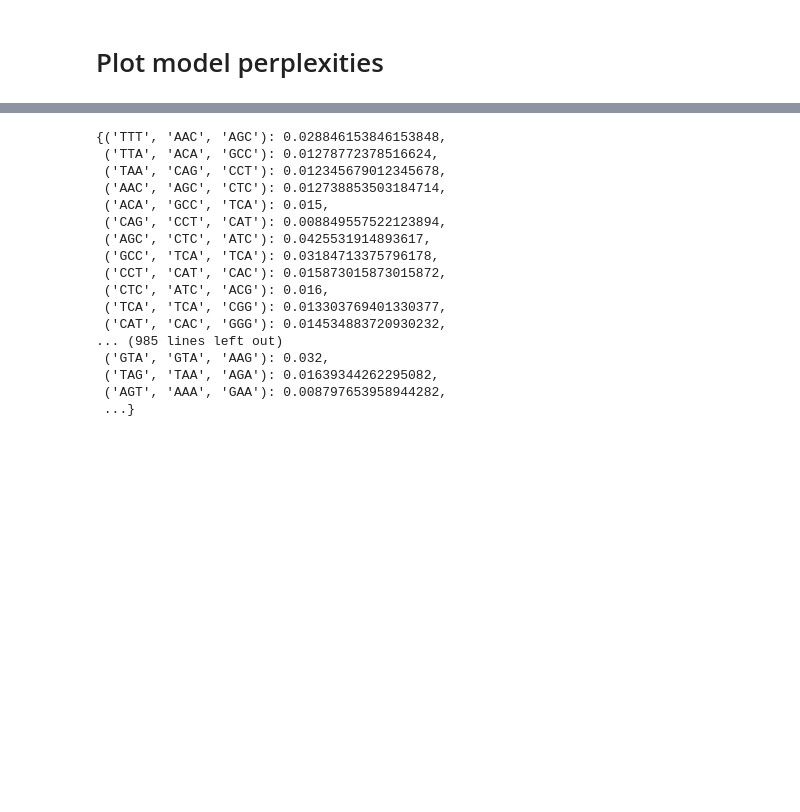
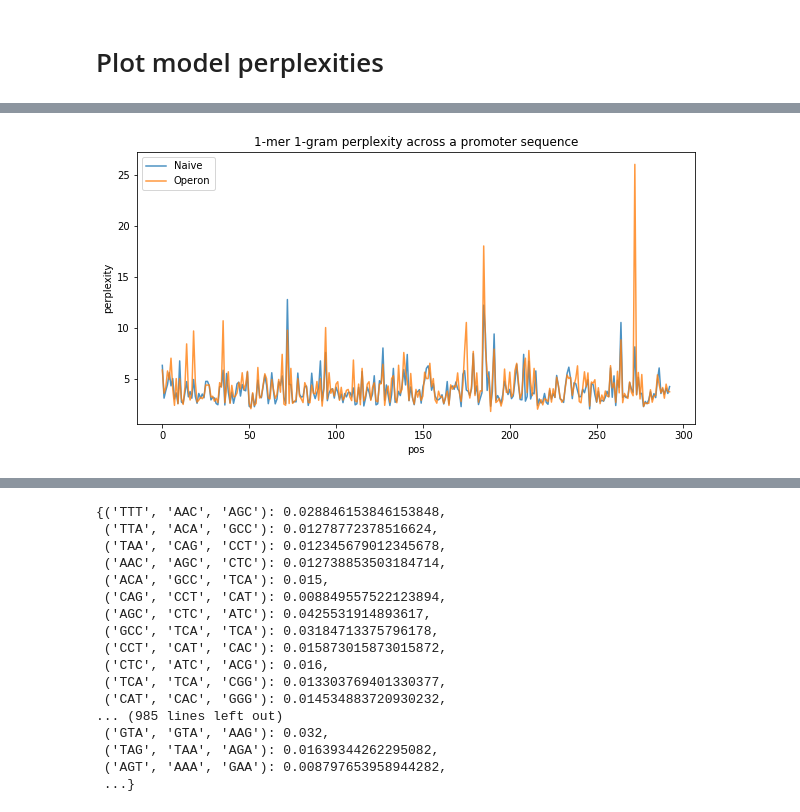
Before and after one commit to erinhwilson/regulatory-dna-perplexity, a Jupyter notebook: promoter_perplexity.ipynb, the cells around one changed output, grey strips where cells are left out. Saved outputs shown, nothing was run; the diff lists cells and outputs as text; code cells hidden in the pictures; blank space fills up the shorter version.

```diff
--- a/promoter_perplexity.ipynb
+++ b/promoter_perplexity.ipynb
@@ -1275,0 +1399,20 @@ pp_df
+# %%
+seq_name = '|yaaA|Sigma24'
+reg_small_df = regdb_pp_vec_df.loc[(regdb_pp_vec_df['seq_name'] == seq_name) &
+                               (regdb_pp_vec_df['k'] == 1) &
+                               (regdb_pp_vec_df['n'] == 1)]
+
+rand_seq_name = 'ECOLI_RANDOM_0'
+rand_small_df = random_pp_vec_df.loc[(random_pp_vec_df['seq_name'] == rand_seq_name) &
+                               (random_pp_vec_df['k'] == 1) &
+                               (random_pp_vec_df['n'] == 1)]
+
+naive_seq_name = 'b0002|thrA'
+naive_small_df = naive_pp_vec_df.loc[(naive_pp_vec_df['seq_name'] == naive_seq_name) &
+                               (naive_pp_vec_df['k'] == 1) &
+                               (naive_pp_vec_df['n'] == 1)]
+
+operon_seq_name = 'b0002|thrA'
+operon_small_df = operon_pp_vec_df.loc[(operon_pp_vec_df['seq_name'] == operon_seq_name) &
+                               (operon_pp_vec_df['k'] == 1) &
+                               (operon_pp_vec_df['n'] == 1)]
@@ -1275,0 +1451,4 @@ pp_df
+# %%
+plot_naive_vs_operon_pp(naive_small_df, operon_small_df, 1,1)
+# %% [output]
+[figure, added]
```
Also changed, not shown: parts of 23 cells of this notebook.
